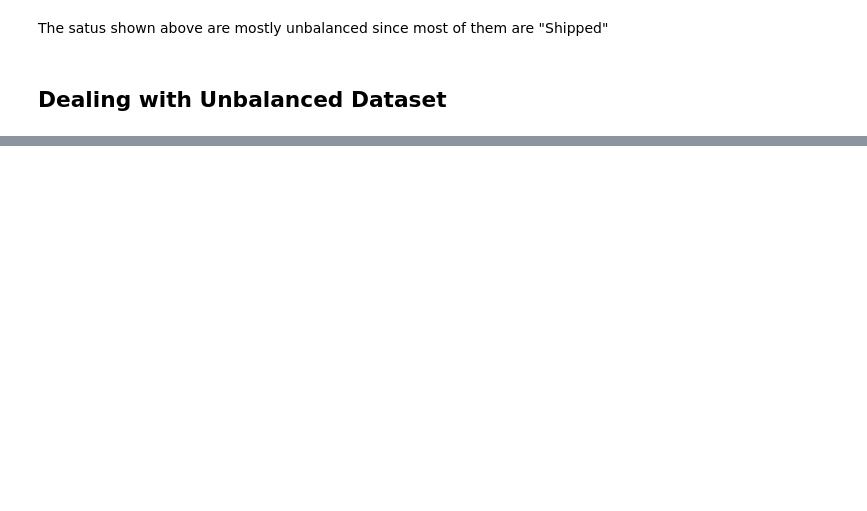
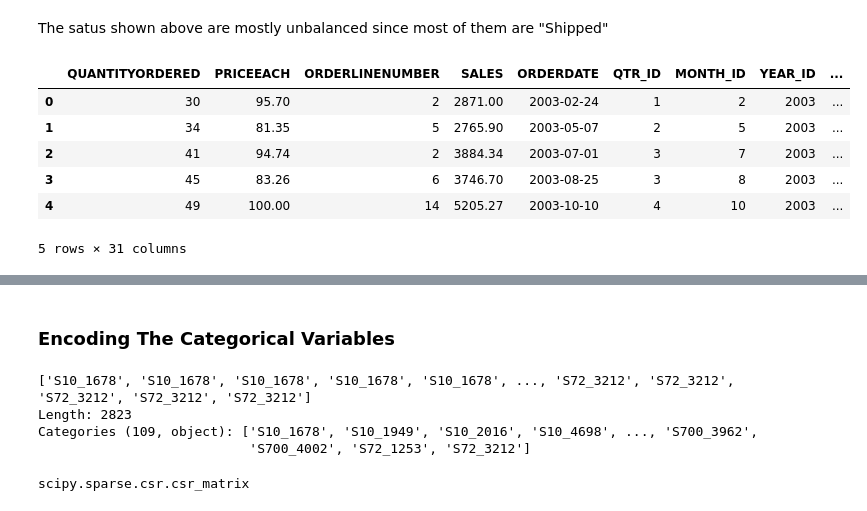
Before and after one commit to Priyo-prog/Artificial-Intelligence-Projects, a Jupyter notebook: AI in Marketing/marketing_ai.ipynb, the cells around one changed output, grey strips where cells are left out. Saved outputs shown, nothing was run; the diff lists cells and outputs as text; code cells hidden in the pictures; blank space fills up the shorter version.

```diff
--- a/AI in Marketing/marketing_ai.ipynb
+++ b/AI in Marketing/marketing_ai.ipynb
@@ -215,5 +215,25 @@ barplot_visualization("STATUS")
 [interactive output not drawn]
 # %% [markdown]
 The satus shown above are mostly unbalanced since most of them are "Shipped"
-# %% [markdown]
-## **Dealing with Unbalanced Dataset**
+# %%
+sales_df.drop(columns=["STATUS"], inplace=True)
+# %%
+# Function to add dummy variables to replace categorical variables
+
+def dummies(x):
+  dummy = pd.get_dummies(sales_df[x])
+  sales_df.drop(columns=x, inplace=True)
+  return pd.concat([sales_df, dummy], axis=1)
+# %%
+# Let's obtain the dummy variables for the column "COUNTRY"
+
+sales_df = dummies("COUNTRY")
+sales_df.head()
+# %% [output]
+|  | QUANTITYORDERED | PRICEEACH | ORDERLINENUMBER | SALES | ORDERDATE | QTR_ID | MONTH_ID | YEAR_ID | ... |
+| 0 | 30 | 95.70 | 2 | 2871.00 | 2003-02-24 | 1 | 2 | 2003 | ... |
+| 1 | 34 | 81.35 | 5 | 2765.90 | 2003-05-07 | 2 | 5 | 2003 | ... |
+| 2 | 41 | 94.74 | 2 | 3884.34 | 2003-07-01 | 3 | 7 | 2003 | ... |
+| 3 | 45 | 83.26 | 6 | 3746.70 | 2003-08-25 | 3 | 8 | 2003 | ... |
+| 4 | 49 | 100.00 | 14 | 5205.27 | 2003-10-10 | 4 | 10 | 2003 | ... |
+5 rows × 31 columns
@@ -219,0 +243,33 @@ The satus shown above are mostly unbalanced since most of them are "Shipped"
+# %% [markdown]
+### **Encoding The Categorical Variables**
+# %%
+y = pd.Categorical(sales_df["PRODUCTCODE"])
+y
+# %% [output]
+['S10_1678', 'S10_1678', 'S10_1678', 'S10_1678', 'S10_1678', ..., 'S72_3212', 'S72_3212', 'S72_3212', 'S72_3212', 'S72_3212']
+Length: 2823
+Categories (109, object): ['S10_1678', 'S10_1949', 'S10_2016', 'S10_4698', ..., 'S700_3962',
+                           'S700_4002', 'S72_1253', 'S72_3212']
+# %%
+from sklearn.preprocessing import OneHotEncoder
+from sklearn.compose import ColumnTransformer
+
+categorical_features = ["PRODUCTCODE"]
+one_hot = OneHotEncoder()
+transformer = ColumnTransformer([("one_hot",
+                                  one_hot,
+                                  categorical_features)],
+                                remainder="passthrough")
+
+# Passing the "sales_df" has issues it doesn't allow the Timestamp
+# and other catergorical values, all have to be converted.
+# Therefore creating only datframe of "PRODUCTCODE" and then concatenate
+# it to original dataframe.
+
+product_code_df = sales_df["PRODUCTCODE"]
+product_code_df = product_code_df.to_frame()
+
+product_code_df = transformer.fit_transform(product_code_df)
+type(product_code_df)
+# %% [output]
+scipy.sparse.csr.csr_matrix
```
Also changed, not shown: parts of 2 cells of this notebook.
